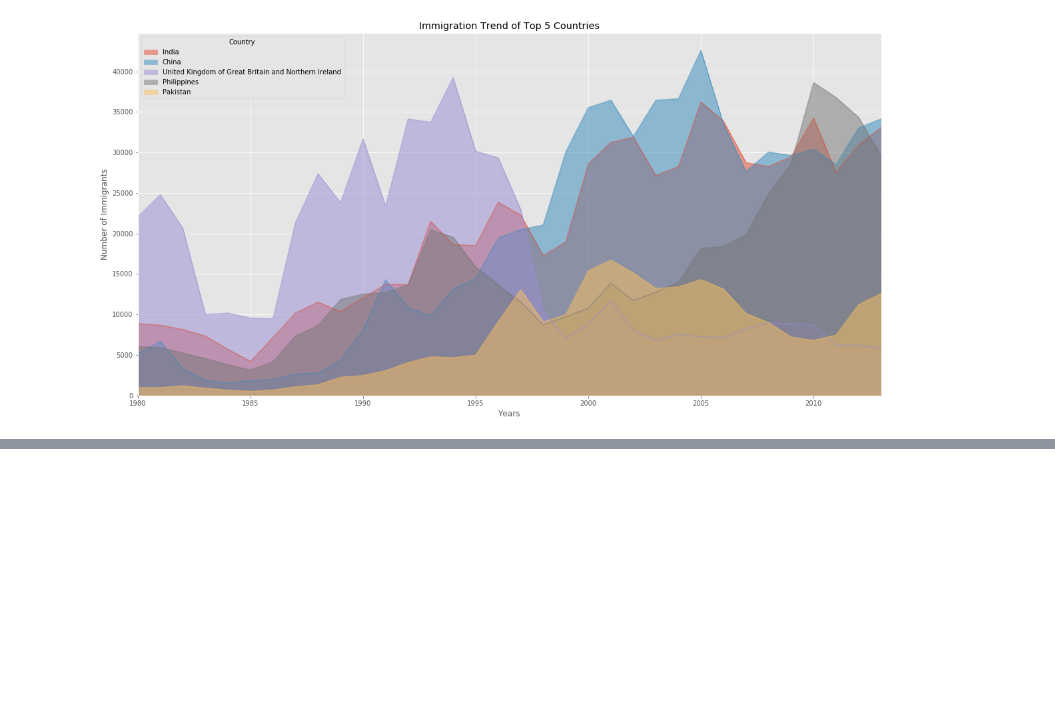
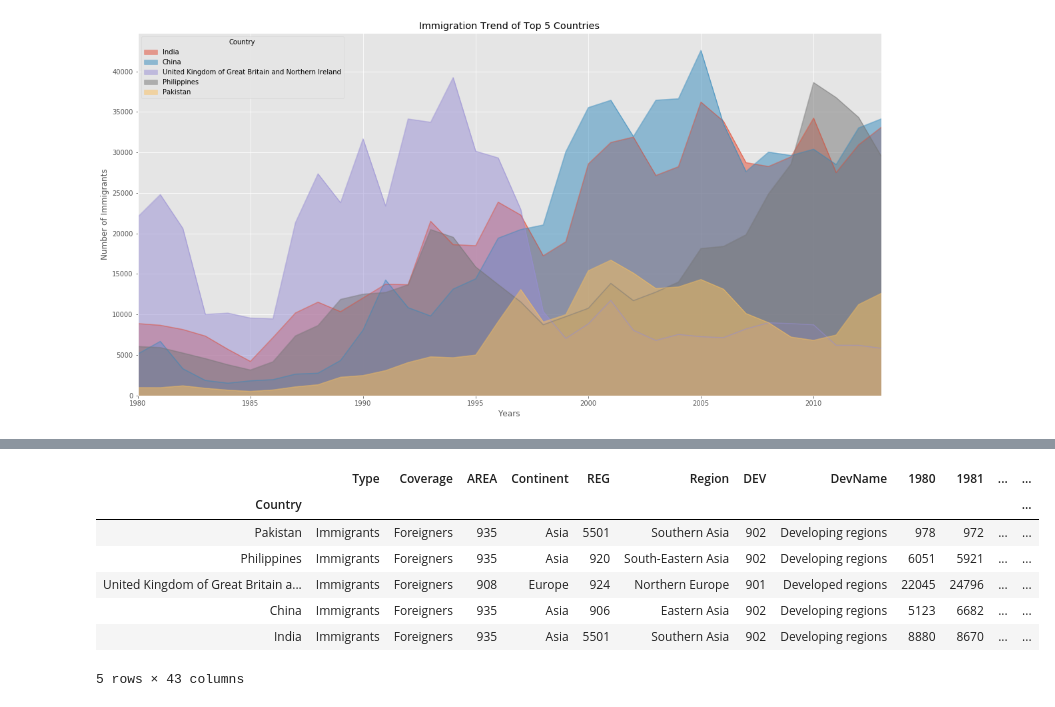
Before and after one commit to ghaffaru/immigration-data-analytics, a Jupyter notebook: plots/area_plots.ipynb, the cells around one changed output, grey strips where cells are left out. Cells and saved outputs as stored; diff of their text form; code cells hidden in the pictures; blank space fills up the shorter version.

Commit message:
area plot outputs

```diff
--- a/plots/area_plots.ipynb
+++ b/plots/area_plots.ipynb
@@ -118,0 +120,12 @@ plt.savefig('')
+# %%
+df_least5 = df_can.sort_values(by="Total", ascending=True, axis=0).tail()
+df_least5
+# %% [output]
+|  | Type | Coverage | AREA | Continent | REG | Region | DEV | DevName | 1980 | 1981 | ... | ... |
+| Country |  |  |  |  |  |  |  |  |  |  |  | ... |
+| Pakistan | Immigrants | Foreigners | 935 | Asia | 5501 | Southern Asia | 902 | Developing regions | 978 | 972 | ... | ... |
+| Philippines | Immigrants | Foreigners | 935 | Asia | 920 | South-Eastern Asia | 902 | Developing regions | 6051 | 5921 | ... | ... |
+| United Kingdom of Great Britain a... | Immigrants | Foreigners | 908 | Europe | 924 | Northern Europe | 901 | Developed regions | 22045 | 24796 | ... | ... |
+| China | Immigrants | Foreigners | 935 | Asia | 906 | Eastern Asia | 902 | Developing regions | 5123 | 6682 | ... | ... |
+| India | Immigrants | Foreigners | 935 | Asia | 5501 | Southern Asia | 902 | Developing regions | 8880 | 8670 | ... | ... |
+5 rows × 43 columns
```
Also changed, not shown: parts of 5 cells of this notebook, 3 other files.
